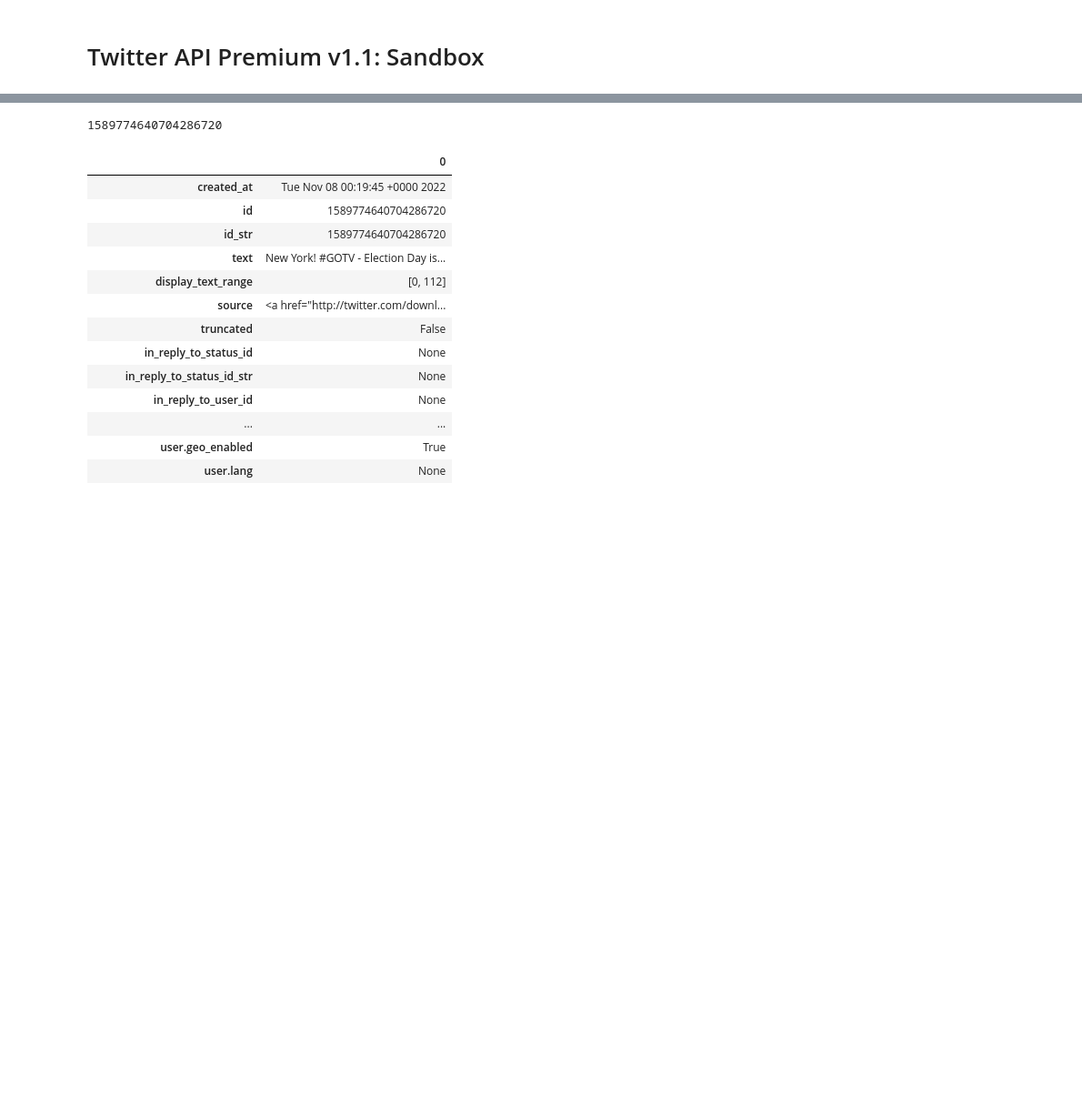
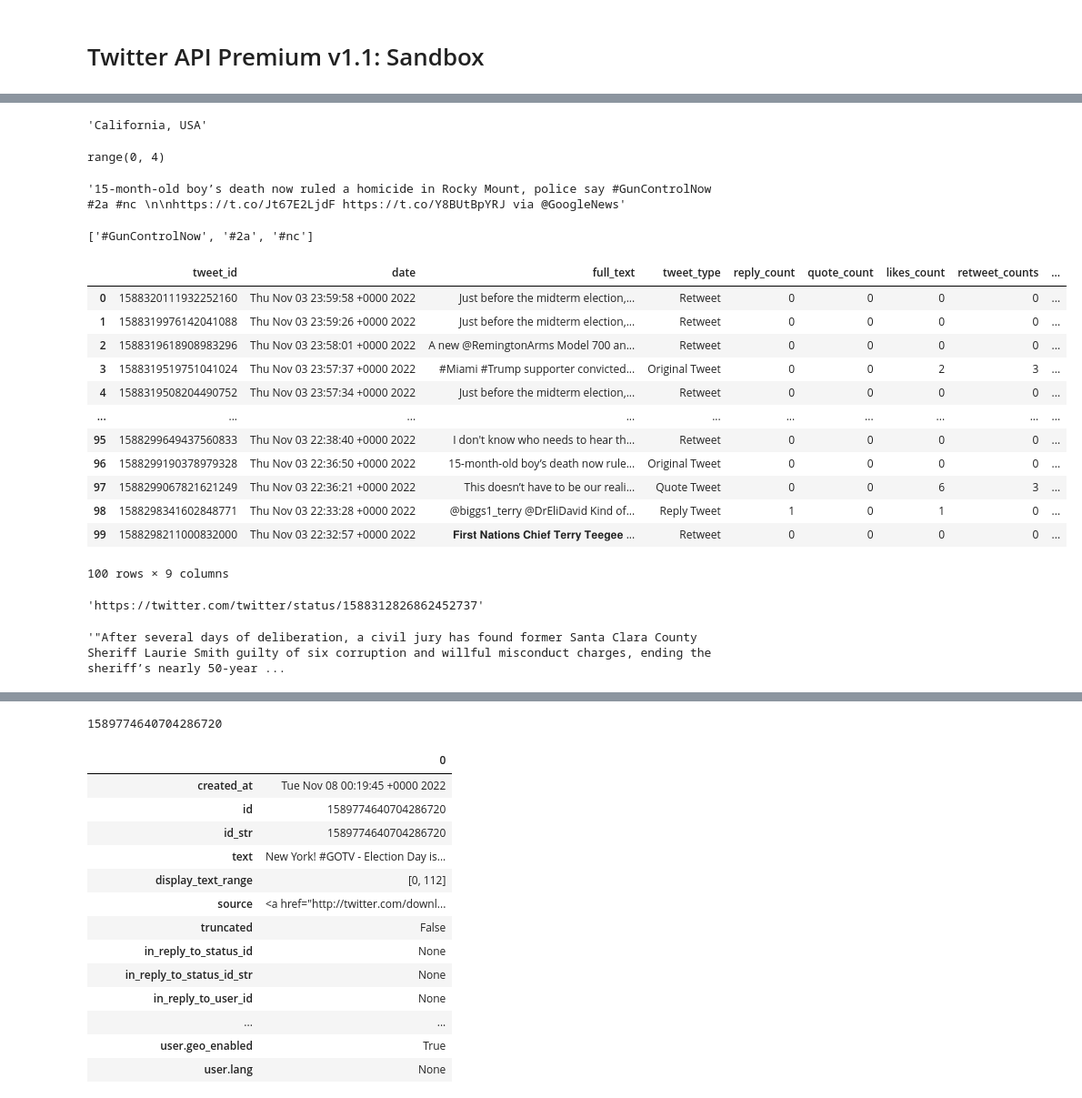
Before and after one commit to mrmarken/sentiment_analysis_fproject, a Jupyter notebook: src/fetching_tweets_APIv1.1.ipynb, the cells around one changed output, grey strips where cells are left out. Shown at 91% size. Cells and saved outputs as stored; diff of their text form; code cells hidden in the pictures; blank space fills up the shorter version.

Commit message:
Set up auth token access to api, created parsing function, fetched and parsed tweets (iteratively improving query), drafted sample code to further parse json data.

```diff
--- a/src/fetching_tweets_APIv1.1.ipynb
+++ b/src/fetching_tweets_APIv1.1.ipynb
@@ -14,4 +14,4 @@ load_dotenv()
 twit_token = os.getenv('twit_token')
 # %%
 auth = tweepy.OAuth2BearerHandler(twit_token)
-api = tweepy.API(auth)
+api = tweepy.API(auth, wait_on_rate_limit=True)
@@ -24,0 +72,22 @@ Status(_api=<tweepy.api.API object at 0x...>, _json={'created_at': 'Tue Nov 08 0
+# %%
+query = '(#guncontrol OR #gunrights OR #gunsense OR #2a OR #gunviolence) lang:en' #paid -is:retweet -is:reply
+#response = api.search_30_day(label='tweetsentiment', query=query, fromDate=202211030000, maxResults=10) #  toDate=202211040000,
+# response = []
+# for status in tweepy.Cursor(api.search_30_day(label='tweetsentiment', query=query, toDate='202211040000', maxResults=100),
+#                             count=100).pages(2):
+#     response.append(status.id)
+
+
+parsedTweets = []
+rawTweets = []
+
+# for page in tweepy.Cursor(api.search_30_day, label='tweetsentiment', query=query).pages(2):
+
+#     parse_tweets(page)
+
+status = tweepy.Cursor(api.search_30_day, label='tweetsentiment', query=query, fromDate='202211030000', toDate='202211040000').items(100)
+
+parse_tweets(status)
+
+
+tweet_df = pd.DataFrame(parsedTweets)
@@ -24,0 +98,3 @@ Status(_api=<tweepy.api.API object at 0x...>, _json={'created_at': 'Tue Nov 08 0
+# %%
+rawTweets_saved = rawTweets
+len(rawTweets_saved)
@@ -24,0 +136,19 @@ Status(_api=<tweepy.api.API object at 0x...>, _json={'created_at': 'Tue Nov 08 0
+# %%
+ rawTweets[96]._json["user"]["location"]
+# %% [output]
+'California, USA'
+# %%
+range((len(rawTweets[96]._json["entities"]["hashtags"]) + 1))
+# %% [output]
+range(0, 4)
+# %%
+parsedTweets[96]['full_text']
+# %% [output]
+'15-month-old boy’s death now ruled a homicide in Rocky Mount, police say #GunControlNow #2a #nc \n\nhttps://t.co/Jt67E2LjdF https://t.co/Y8BUtBpYRJ via @GoogleNews'
+# %%
+hashtags = []
+for hashtag in range(len(rawTweets[96]._json["entities"]["hashtags"])):
+    hashtags.append("#" + rawTweets[96]._json["entities"]["hashtags"][hashtag]['text'])
+hashtags
+# %% [output]
+['#GunControlNow', '#2a', '#nc']
@@ -24,0 +209,29 @@ Status(_api=<tweepy.api.API object at 0x...>, _json={'created_at': 'Tue Nov 08 0
+# %%
+parsedTweets = []
+rawTweets = []
+
+parse_tweets(rawTweets_saved)
+tweet_df2 = pd.DataFrame(parsedTweets)
+tweet_df2
+# %% [output]
+|  | tweet_id | date | full_text | tweet_type | reply_count | quote_count | likes_count | retweet_counts | ... |
+| 0 | 1588320111932252160 | Thu Nov 03 23:59:58 +0000 2022 | Just before the midterm election,... | Retweet | 0 | 0 | 0 | 0 | ... |
+| 1 | 1588319976142041088 | Thu Nov 03 23:59:26 +0000 2022 | Just before the midterm election,... | Retweet | 0 | 0 | 0 | 0 | ... |
+| 2 | 1588319618908983296 | Thu Nov 03 23:58:01 +0000 2022 | A new @RemingtonArms Model 700 an... | Retweet | 0 | 0 | 0 | 0 | ... |
+| 3 | 1588319519751041024 | Thu Nov 03 23:57:37 +0000 2022 | #Miami #Trump supporter convicted... | Original Tweet | 0 | 0 | 2 | 3 | ... |
+| 4 | 1588319508204490752 | Thu Nov 03 23:57:34 +0000 2022 | Just before the midterm election,... | Retweet | 0 | 0 | 0 | 0 | ... |
+| ... | ... | ... | ... | ... | ... | ... | ... | ... | ... |
+| 95 | 1588299649437560833 | Thu Nov 03 22:38:40 +0000 2022 | I don't know who needs to hear th... | Retweet | 0 | 0 | 0 | 0 | ... |
+| 96 | 1588299190378979328 | Thu Nov 03 22:36:50 +0000 2022 | 15-month-old boy’s death now rule... | Original Tweet | 0 | 0 | 0 | 0 | ... |
+| 97 | 1588299067821621249 | Thu Nov 03 22:36:21 +0000 2022 | This doesn’t have to be our reali... | Quote Tweet | 0 | 0 | 6 | 3 | ... |
+| 98 | 1588298341602848771 | Thu Nov 03 22:33:28 +0000 2022 | @biggs1_terry @DrEliDavid Kind of... | Reply Tweet | 1 | 0 | 1 | 0 | ... |
+| 99 | 1588298211000832000 | Thu Nov 03 22:32:57 +0000 2022 | 𝐅𝐢𝐫𝐬𝐭 𝐍𝐚𝐭𝐢𝐨𝐧𝐬 𝐂𝐡𝐢𝐞𝐟 𝐓𝐞𝐫𝐫𝐲 𝐓𝐞𝐞𝐠𝐞𝐞 ... | Retweet | 0 | 0 | 0 | 0 | ... |
+100 rows × 9 columns
+# %%
+tweet_df.loc[33]['hyperlink']
+# %% [output]
+'https://twitter.com/twitter/status/1588312826862452737'
+# %%
+tweet_df.loc[33]['full_text']
+# %% [output]
+'"After several days of deliberation, a civil jury has found former Santa Clara County Sheriff Laurie Smith guilty of six corruption and willful misconduct charges, ending the sheriff’s nearly 50-year ...
```
Also changed, not shown: parts of 19 cells of this notebook.
